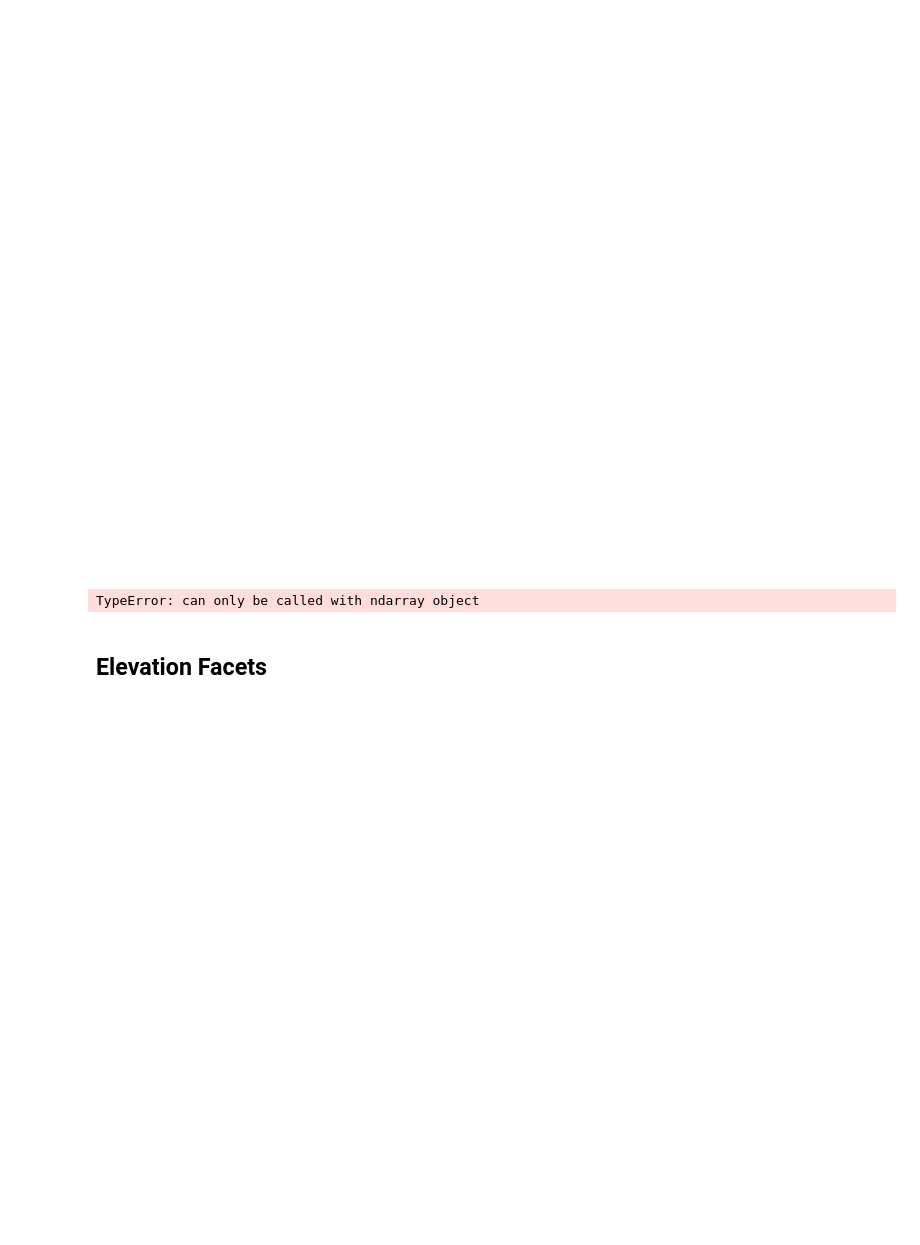
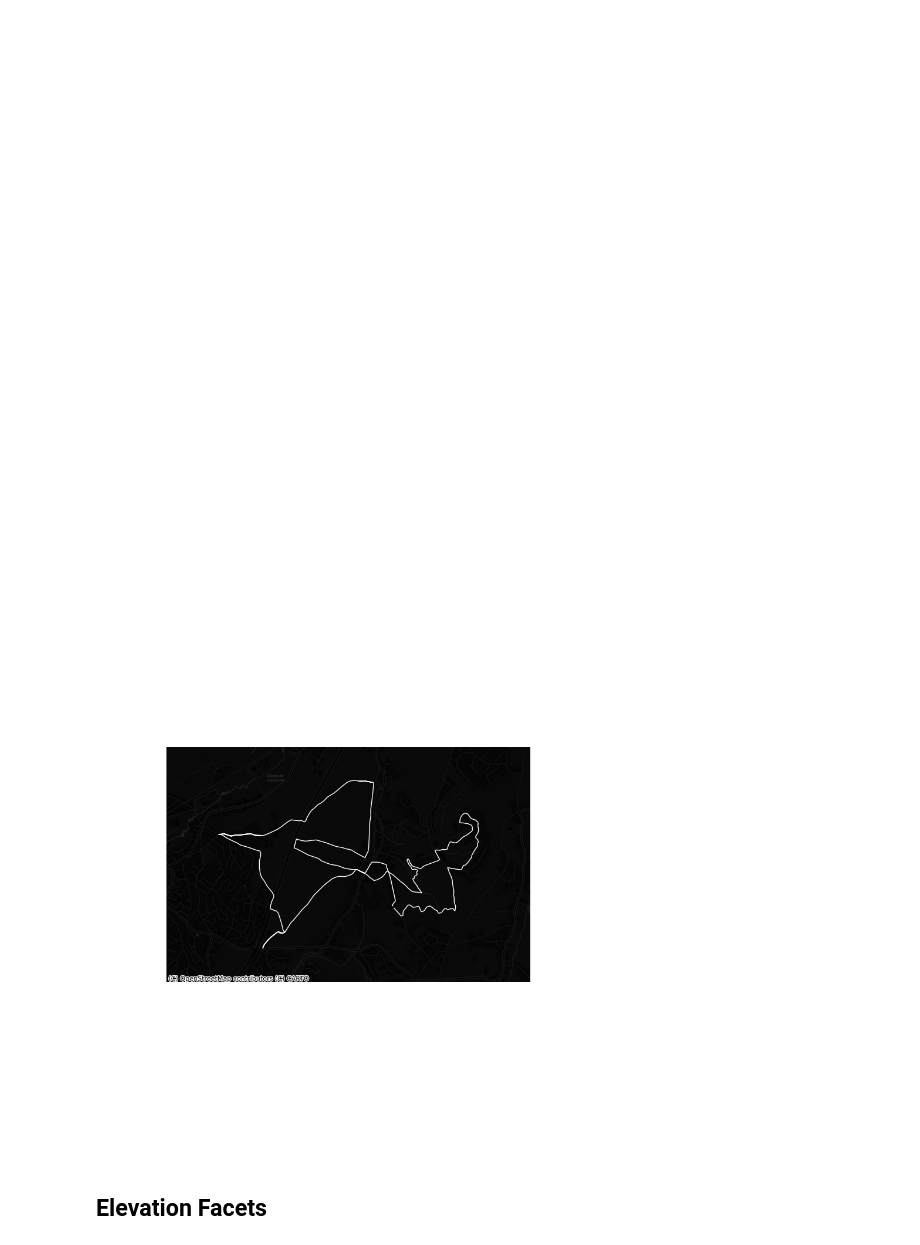
Before and after one commit to ArthurDercq/eye_sight, a Jupyter notebook: notebook/graphs.ipynb, the cells around one changed output. Cells and saved outputs as stored; diff of their text form; code cells hidden in the pictures; blank space fills up the shorter version.

```diff
--- a/notebook/graphs.ipynb
+++ b/notebook/graphs.ipynb
@@ -295,9 +302,9 @@ def create_latest_activity_poster_test(df, sport_type):
 
     return fig
 # %%
-create_latest_activity_poster_test(df, "Trail")
+fig = create_latest_activity_poster_test(df, "Trail", zoom_out=0.2)
 # %% [output]
-TypeError: can only be called with ndarray object
+[figure, added]
 # %% [markdown]
 ## Elevation Facets
 # %%
```
Also changed, not shown: parts of 5 cells of this notebook, 7 other files.
